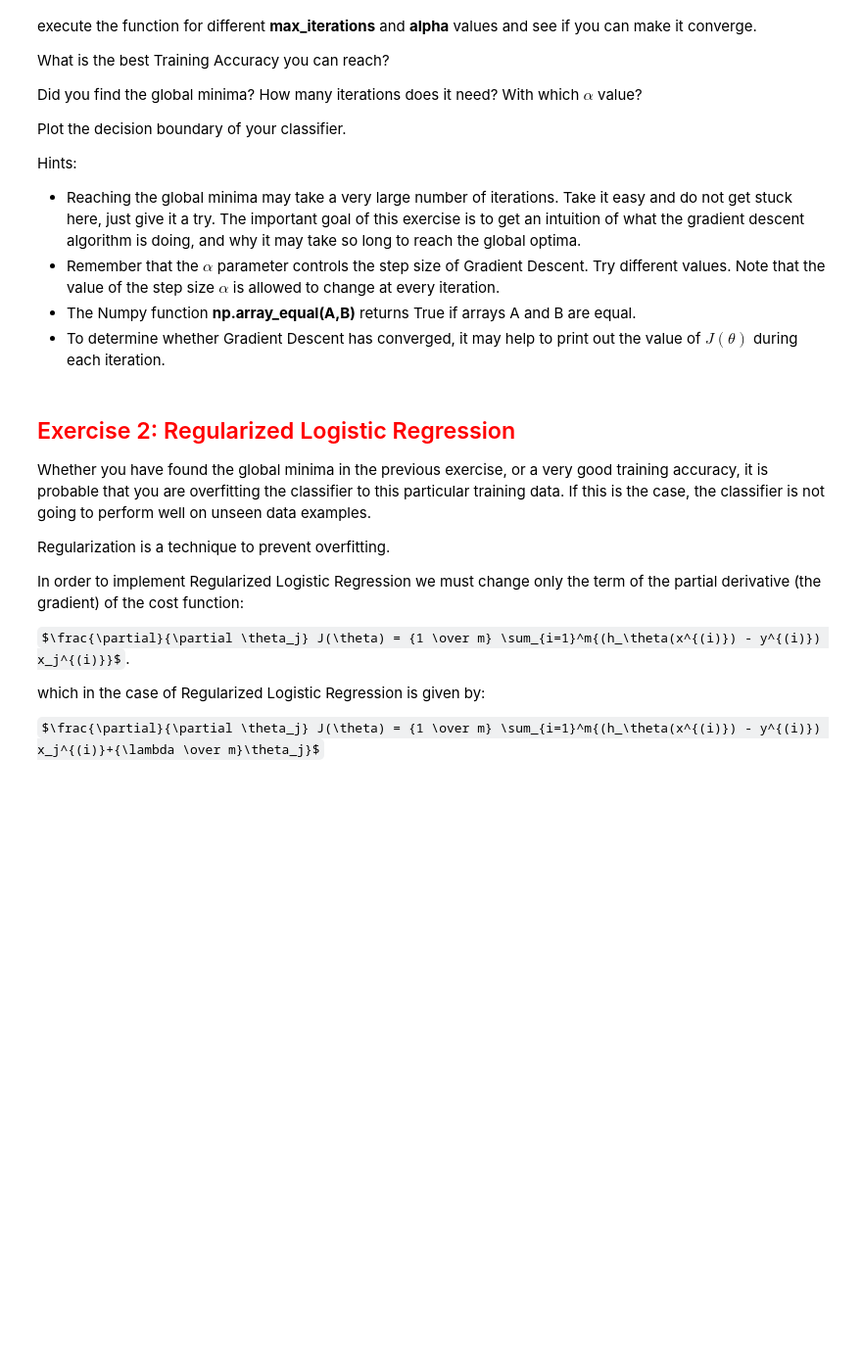
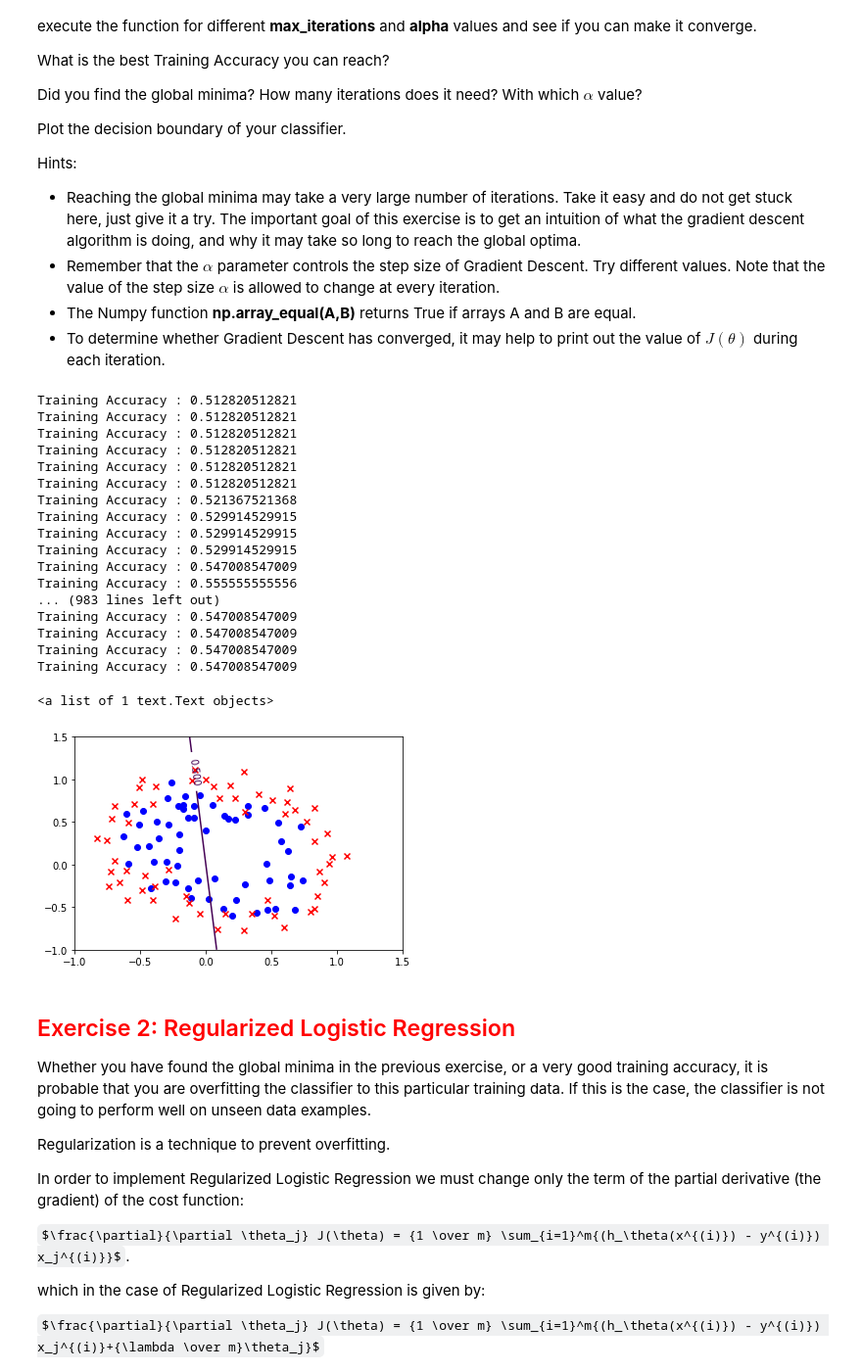
Before and after one commit to Ivancaminal72/mcv-m3, a Jupyter notebook: problems/PR1.ipynb, the cells around one changed output. Shown at 98% size. Saved outputs shown, nothing was run; the diff lists cells and outputs as text; code cells hidden in the pictures; some formulas as TeX source; blank space fills up the shorter version.

```diff
--- a/problems/PR1.ipynb
+++ b/problems/PR1.ipynb
@@ -187,6 +202,53 @@ Hints:
 * Remember that the $\alpha$ parameter controls the step size of Gradient Descent. Try different values. Note that the value of the step size $\alpha$ is allowed to change at every iteration.
 * The Numpy function **np.array_equal(A,B)** returns True if arrays A and B are equal.
 * To determine whether Gradient Descent has converged, it may help to print out the value of $J(\theta)$ during each iteration.
+# %%
+for i in range(1,1000):
+    #Logistic Regression gradient descent optimization
+    w = GradientDescent(x,y,i)
+    #Evaluate the classifier accuracy in the training data
+    H = [classifyVector(x[i,:],w) for i in range(x.shape[0])]
+    print "Training Accuracy : "+str(float(np.sum(H == y)) / y.shape[0])
+
+#Plot data
+plt.scatter(X[y==1, 0], X[y==1, 1], marker='o', c='b') #positive samples
+plt.scatter(X[y==0, 0], X[y==0, 1], marker='x', c='r') #negative samples
+
+#Plot Decision Boundary
+u = np.linspace(-1, 1.5, 50)
+v = np.linspace(-1, 1.5, 50)
+z = np.zeros(shape=(len(u), len(v)))
+for i in range(len(u)):
+    for j in range(len(v)):
+        z[i, j] = sigmoid(np.dot(np.array([1,u[i],v[j]]),w))
+
+z = z.T
+
+cs = plt.contour(u, v, z, levels=[0.5])
+plt.clabel(cs, inline=1, fontsize=10)
+#NO CONVERGE DE NINGUNA MANERA, MIRAR EL POR QUÉ, TIENE QUE TENER UNA EXPLICACIÓN.
+#EL MÁXIMO VALOR CONSEGUIDO HASTA AHORA ES 0.547008547009, IMPOSIBLE DE MEJORAR.
+#PENSAR VARIOS CHECKS
+# %% [output]
+Training Accuracy : 0.512820512821
+Training Accuracy : 0.512820512821
+Training Accuracy : 0.512820512821
+Training Accuracy : 0.512820512821
+Training Accuracy : 0.512820512821
+Training Accuracy : 0.512820512821
+Training Accuracy : 0.521367521368
+Training Accuracy : 0.529914529915
+Training Accuracy : 0.529914529915
+Training Accuracy : 0.529914529915
+Training Accuracy : 0.547008547009
+Training Accuracy : 0.555555555556
+... (983 lines left out)
+Training Accuracy : 0.547008547009
+Training Accuracy : 0.547008547009
+Training Accuracy : 0.547008547009
+Training Accuracy : 0.547008547009
+<a list of 1 text.Text objects>
+[figure, added]
 # %% [markdown]
 ## <font color='red'>Exercise 2: Regularized Logistic Regression</font>
 
```
Also changed, not shown: parts of 20 cells of this notebook.
